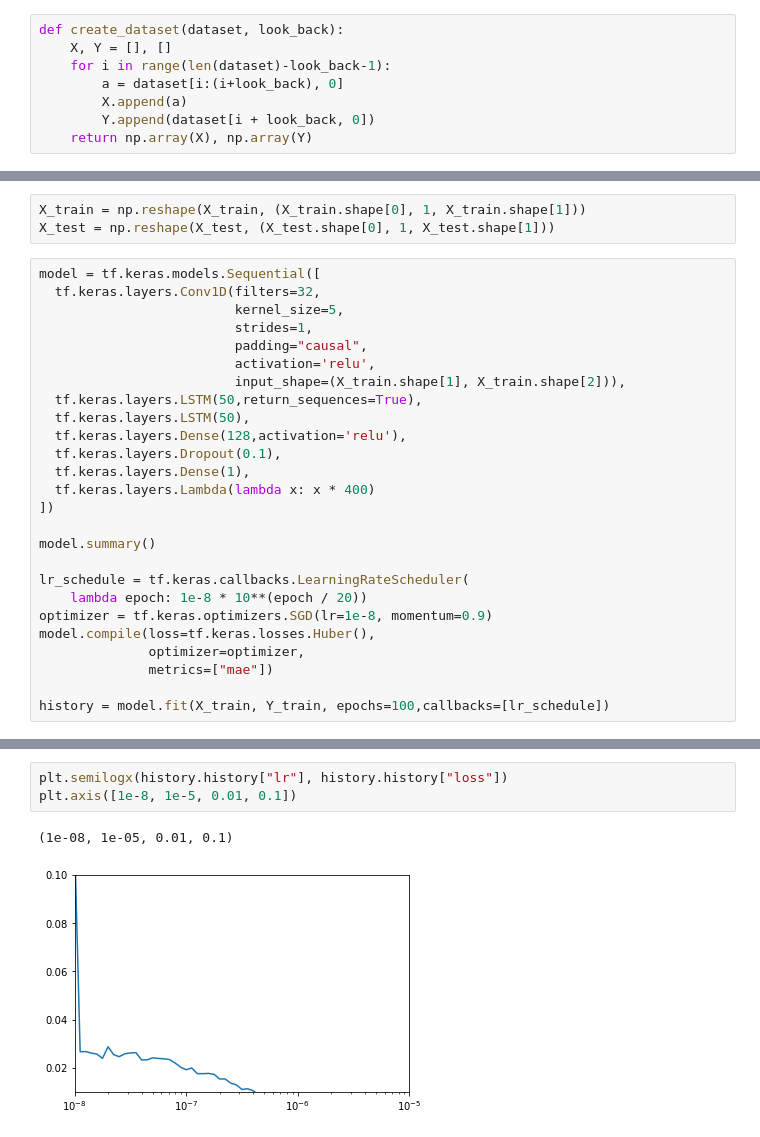
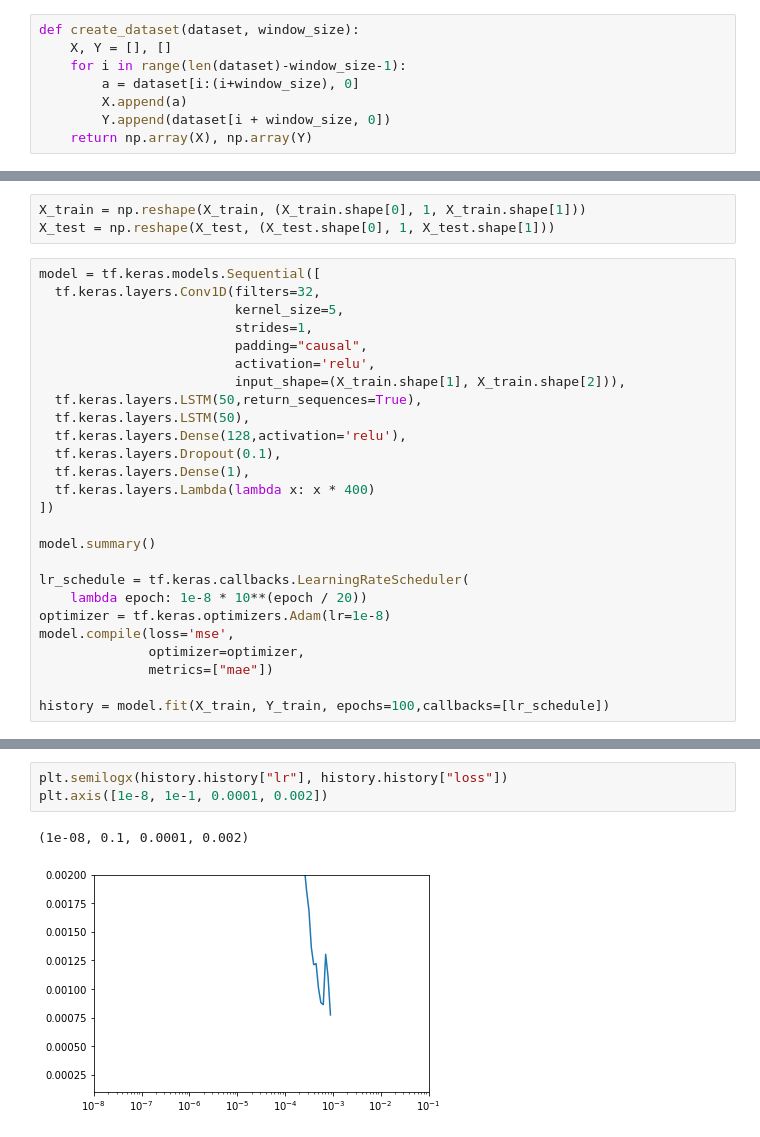
Before and after one commit to ShahwarZia/OpenCampusProject, a Jupyter notebook: Project.ipynb, the cells around one changed output, grey strips where cells are left out. Saved outputs shown, nothing was run; the diff lists cells and outputs as text.

```diff
--- a/Project.ipynb
+++ b/Project.ipynb
@@ -138,9 +109,9 @@ NameError: name 'window' is not defined
 # %%
-def create_dataset(dataset, look_back):
+def create_dataset(dataset, window_size):
     X, Y = [], []
-    for i in range(len(dataset)-look_back-1):
-        a = dataset[i:(i+look_back), 0]
+    for i in range(len(dataset)-window_size-1):
+        a = dataset[i:(i+window_size), 0]
         X.append(a)
-        Y.append(dataset[i + look_back, 0])
+        Y.append(dataset[i + window_size, 0])
     return np.array(X), np.array(Y)
 # %%
@@ -178,8 +149,8 @@ model.summary()
 
 lr_schedule = tf.keras.callbacks.LearningRateScheduler(
     lambda epoch: 1e-8 * 10**(epoch / 20))
-optimizer = tf.keras.optimizers.SGD(lr=1e-8, momentum=0.9)
-model.compile(loss=tf.keras.losses.Huber(),
+optimizer = tf.keras.optimizers.Adam(lr=1e-8)
+model.compile(loss='mse',
               optimizer=optimizer,
               metrics=["mae"])
 
@@ -205,9 +176,9 @@ Epoch 100/100
 # %%
 plt.semilogx(history.history["lr"], history.history["loss"])
-plt.axis([1e-8, 1e-5, 0.01, 0.1])
+plt.axis([1e-8, 1e-1, 0.0001, 0.002])
 # %% [output]
-(1e-08, 1e-05, 0.01, 0.1)
+(1e-08, 0.1, 0.0001, 0.002)
-[figure, old version]
+[figure, new version]
 # %%
 model = tf.keras.models.Sequential([
   tf.keras.layers.Conv1D(filters=32,
```
Also changed, not shown: parts of 24 cells of this notebook.
